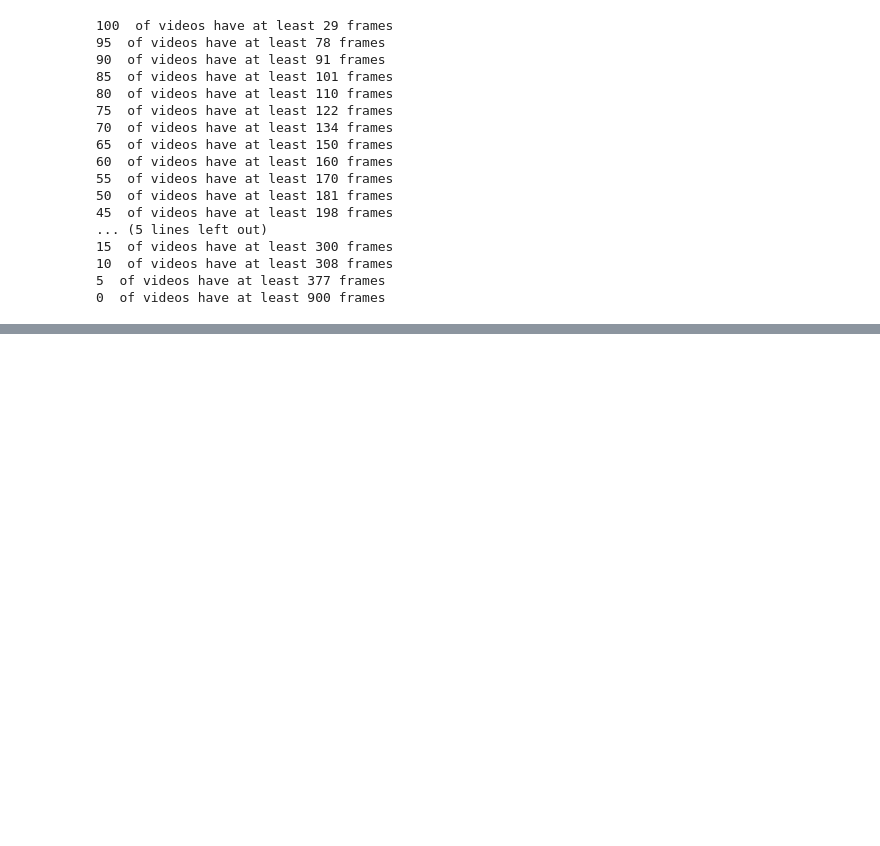
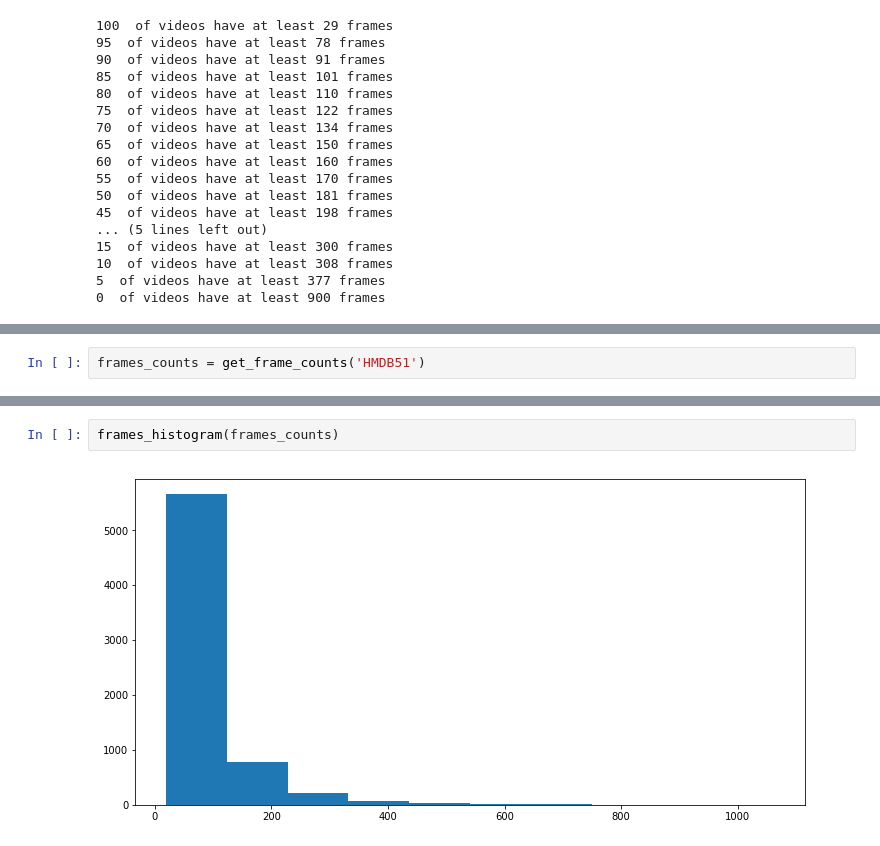
Before and after one commit to 2Change/rnn-project, a Jupyter notebook: statistics_on_our_datasets.ipynb, the cells around one changed output, grey strips where cells are left out. Drawn from its saved outputs; the diff is of its cells as text; blank space fills up the shorter version.

Commit message:
Computed statistics for dataset HMDB51

```diff
--- a/statistics_on_our_datasets.ipynb
+++ b/statistics_on_our_datasets.ipynb
@@ -98,0 +139,2 @@ print_percentiles(frames_counts)
+# %%
+frames_counts = get_frame_counts('HMDB51')
@@ -98,0 +151,4 @@ print_percentiles(frames_counts)
+# %%
+frames_histogram(frames_counts)
+# %% [output]
+[figure, added]
```
Also changed, not shown: parts of 8 cells of this notebook.
